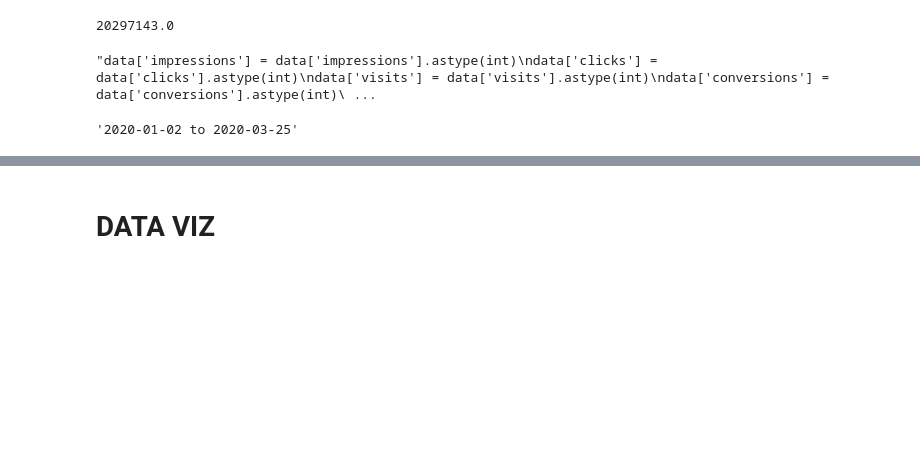
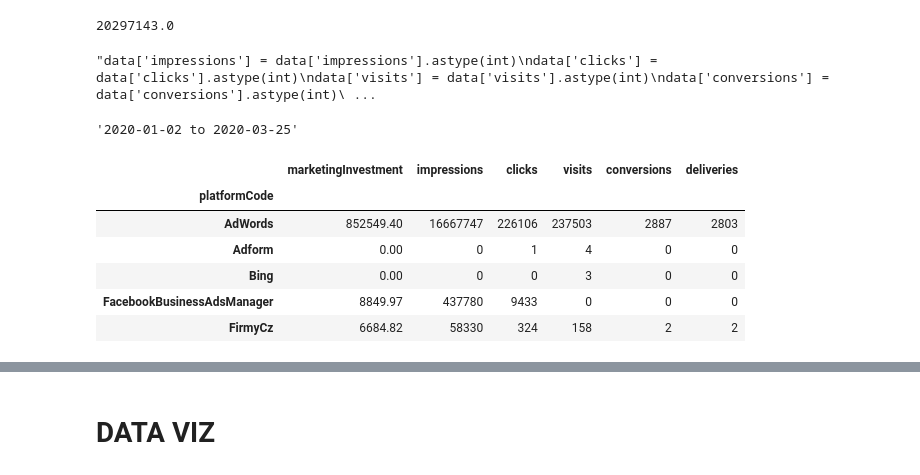
Before and after one commit to josephine-amponsah/sentimental-analysis-dashboard, a Jupyter notebook: notebooks/EDA.ipynb, the cells around one changed output, grey strips where cells are left out. Saved outputs shown, nothing was run; the diff lists cells and outputs as text; code cells hidden in the pictures; blank space fills up the shorter version.

```diff
--- a/notebooks/EDA.ipynb
+++ b/notebooks/EDA.ipynb
@@ -172,3 +172,5 @@ date_range
 '2020-01-02 to 2020-03-25'
 # %%
 data.to_csv("joinedData.csv")
+# %%
+marketing['clickThroughRate'] = marketing['clicks']/marketing['impressions']
@@ -174,0 +181,10 @@ data.to_csv("joinedData.csv")
+# %%
+byPlatform.head()
+# %% [output]
+|  | marketingInvestment | impressions | clicks | visits | conversions | deliveries |
+| platformCode |  |  |  |  |  |  |
+| AdWords | 852549.40 | 16667747 | 226106 | 237503 | 2887 | 2803 |
+| Adform | 0.00 | 0 | 1 | 4 | 0 | 0 |
+| Bing | 0.00 | 0 | 0 | 3 | 0 | 0 |
+| FacebookBusinessAdsManager | 8849.97 | 437780 | 9433 | 0 | 0 | 0 |
+| FirmyCz | 6684.82 | 58330 | 324 | 158 | 2 | 2 |
```
Also changed, not shown: parts of 7 cells of this notebook, 2 other files.
